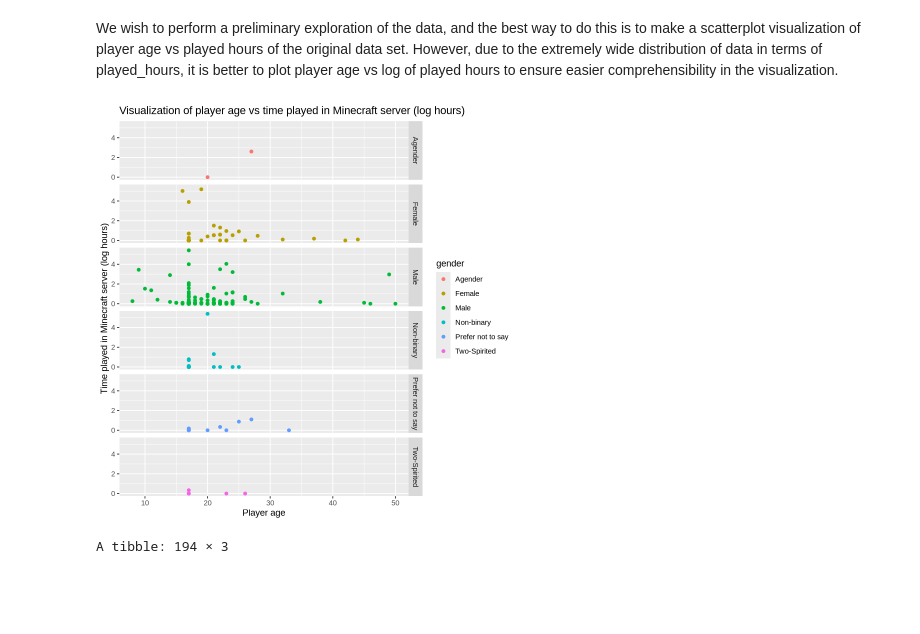
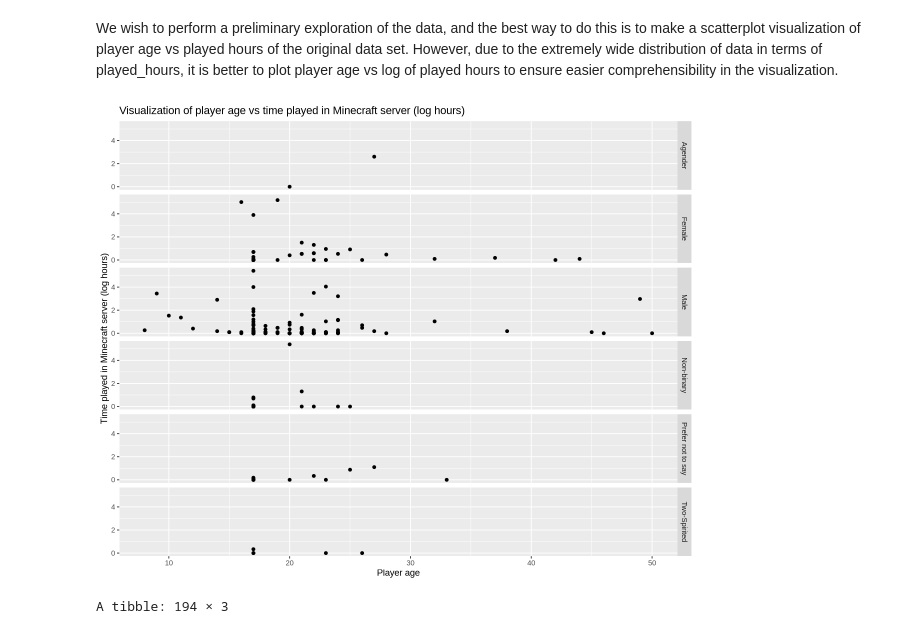
Before and after one commit to Jazecab/DSCI100-Project-Main, a Jupyter notebook: Project_JC.ipynb, the cells around one changed output. Drawn from its saved outputs; the diff is of its cells as text; code cells hidden in the pictures; blank space fills up the shorter version.

```diff
--- a/Project_JC.ipynb
+++ b/Project_JC.ipynb
@@ -125,21 +101,21 @@ We wish to perform a preliminary exploration of the data, and the best way to do
 # %%
 #Converting played_hours to log_played_hours for better data plotting visualization
 explore_playerdemog<-playerdemog|>
     mutate(log_hours=log(1+played_hours))
 
 
 #Scatterplot of log_played_hours and age
-options(repr.plot.width=7, repr.plot.length=7) #Adjusting size of plot
+options(repr.plot.width=10, repr.plot.length=7) #Adjusting size of plot
 
 explore_table<-explore_playerdemog|>
-    ggplot(aes(x=Age, y=log_hours, color=gender))+
+    ggplot(aes(x=Age, y=log_hours))+
     geom_point()+
     facet_grid(vars(rows=gender))+
     labs(x="Player age", y="Time played in Minecraft server (log hours)")+
     ggtitle("Visualization of player age vs time played in Minecraft server (log hours)")
 explore_table
 # %% [output]
-[figure, old version]
+[figure, new version]
 # %%
 #assigning genders to numerical values for easier scaling
 playerdemog$gender<-as.integer(factor(playerdemog$gender))
```
Also changed, not shown: parts of 11 cells of this notebook.
